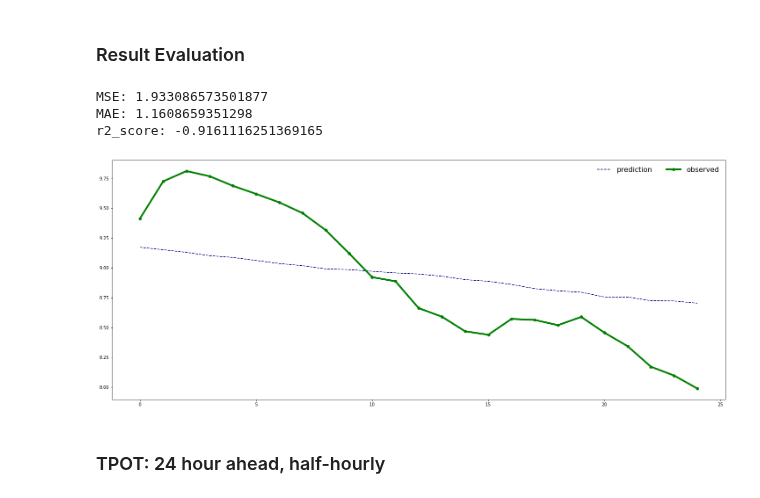
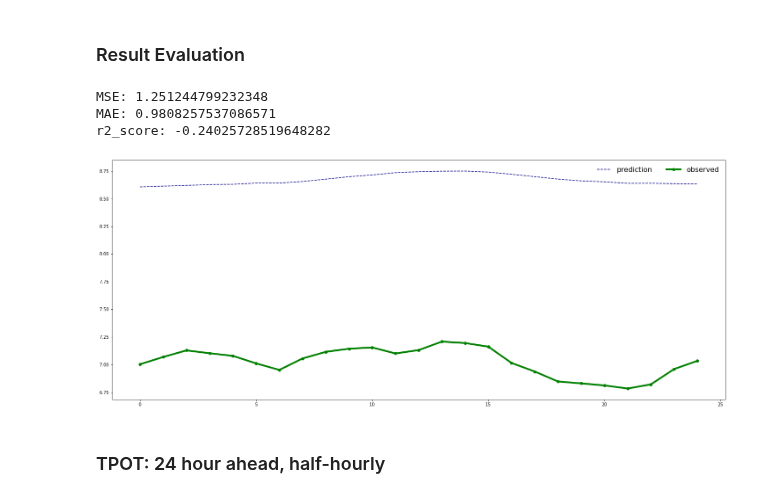
Before and after one commit to charlesfu4/MT, a Jupyter notebook: TPOT/hourly_forecastTPOT_Elia.ipynb, the cells around one changed output. Drawn from its saved outputs; the diff is of its cells as text; code cells hidden in the pictures.

Commit message:
darksky fixed, Elia new dataframe

```diff
--- a/TPOT/hourly_forecastTPOT_Elia.ipynb
+++ b/TPOT/hourly_forecastTPOT_Elia.ipynb
@@ -74,8 +74,8 @@ def get_eval(y, yhat):
     print("MAE: {}".format(mean_absolute_error(y,yhat)))
     print("r2_score: {}".format(r2_score(y,yhat, multioutput = "variance_weighted")))
 # %%
-train = pd.read_csv("../data/elia_2019.csv", index_col= 'time')
-test = pd.read_csv("../data/test_elia.csv", index_col= 'time')
+train = pd.read_csv("../data/Elia_load_train.csv", index_col= 'time')
+test = pd.read_csv("../data/Elia_load_test.csv", index_col= 'time')
 # %%
 distri_plot(train)
 # %% [output]
@@ -87,6 +111,6 @@ scatter_plot(train)
 # %%
 #create 12 hours recency effect matrix
-ahead_w = lag_ahead_series(train.iloc[:,2], n_in=0, n_out=25, n_vars = 1, dropnan=True)
+ahead_w = lag_ahead_series(train.iloc[:,:14], n_in=0, n_out=14, n_vars = 1, dropnan=True).iloc[:35017,:]
 #create 12 housrs ahead energy consumption matrix
 ahead_e = lag_ahead_series(train.iloc[:,14], n_in=0, n_out=25, n_vars = 1, dropnan=True)
 ahead_w.shape, ahead_e.shape
@@ -95,5 +119,5 @@ ahead_w.shape, ahead_e.shape
 # %%
-test_X = lag_ahead_series(test.iloc[:,2], n_in=0, n_out=25, n_vars = 1, dropnan=True).iloc[:100,:]
+test_X = lag_ahead_series(test.iloc[:,:14], n_in=0, n_out=14, n_vars = 1, dropnan=True).iloc[:100,:]
 test_y = lag_ahead_series(test.iloc[:,14], n_in=0, n_out=25, n_vars = 1, dropnan=True).iloc[:100,:]
 test_X.shape, test_y.shape
 # %% [output]
@@ -101,5 +124,0 @@ test_X.shape, test_y.shape
-# %%
-from sklearn.preprocessing import MinMaxScaler
-mms = MinMaxScaler()
-ahead_e = mms.fit_transform(ahead_e)
-test_y = mms.transform(test_y)
@@ -189,28 +210,28 @@ yhat = tpot_reg.predict(test_X)
 # %%
 get_eval(test_y, yhat)
 # %% [output]
-MSE: 1.933086573501877
-MAE: 1.1608659351298
-r2_score: -0.9161116251369165
+MSE: 1.251244799232348
+MAE: 0.9808257537086571
+r2_score: -0.24025728519648282
 # %%
 ## assignment
 real = test_y.to_numpy()
 guess = yhat
 
-real = real[50:51,:]
-guess = guess[50:51,:]
+real = real[1:2,:]
+guess = guess[1:2,:]
 rpdf = plot_df(real, "observed")
 gpdf = plot_df(guess, "prediction")
 
 #plot
 ax = plt.gca()
 gpdf.plot(figsize=(25,10), colormap = 'plasma',style='--',legend = True, ax = ax)
 rpdf.plot(figsize=(25,10), color = 'g',style ='-o',legend = True, ax = ax, lw = 4)
 ax.legend(frameon=False, loc='upper right', ncol=6, prop={'size': 16})
 
 plt.show()
 # %% [output]
-[figure, old version]
+[figure, new version]
 # %% [markdown]
 ### TPOT: 24 hour ahead, half-hourly
 # %%
```
Also changed, not shown: parts of 10 cells of this notebook, 7 other files.
